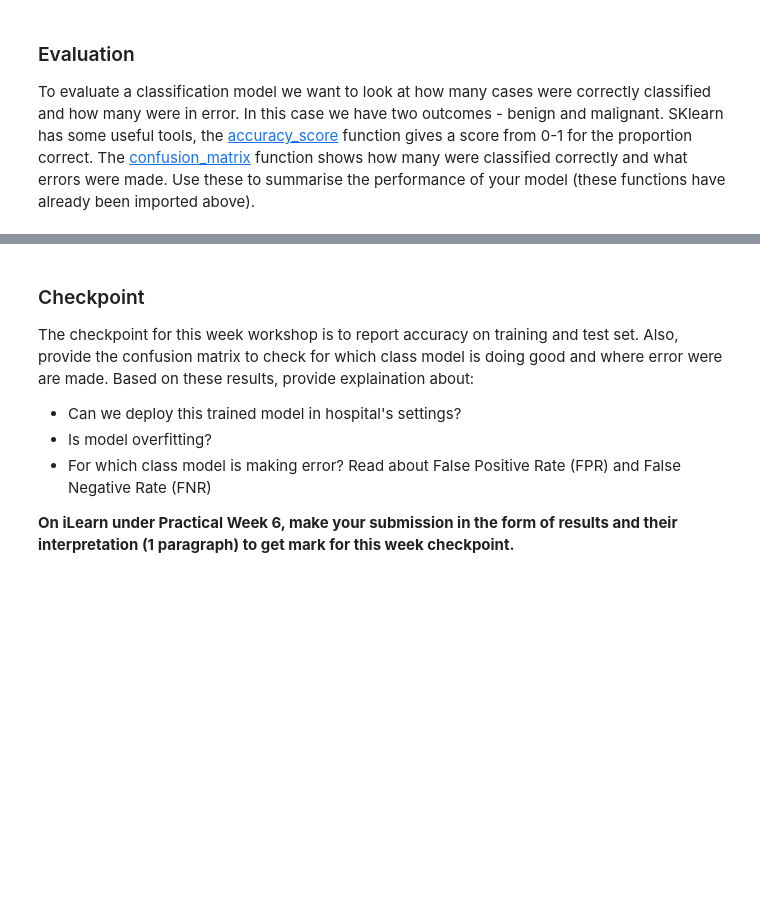
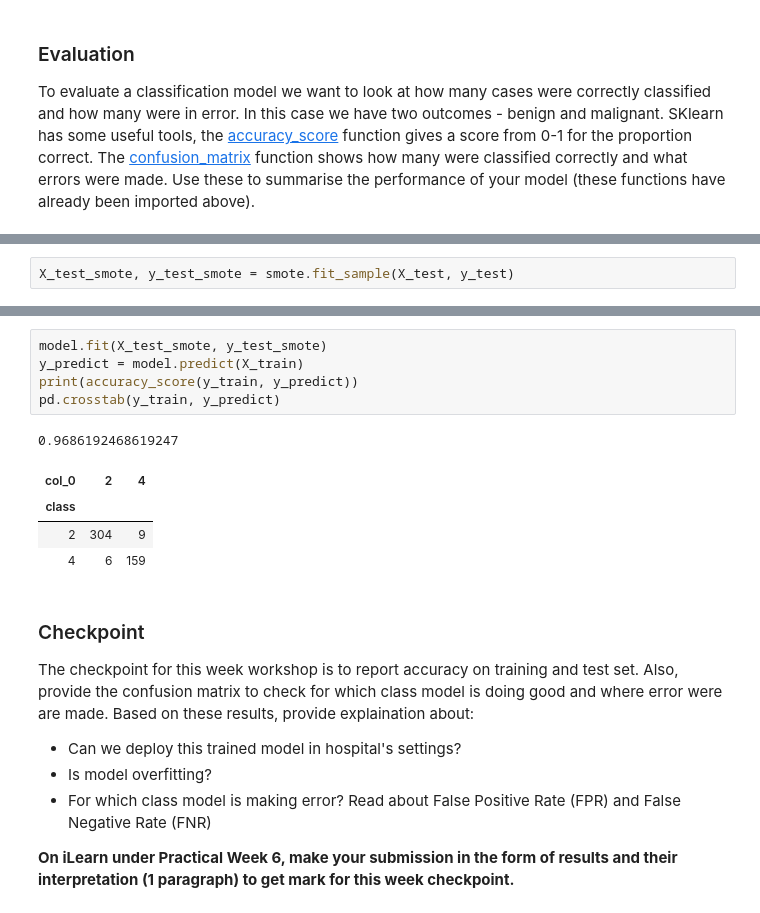
Before and after one commit to bhagyashreedhebe/MQ_DataScience, a Jupyter notebook: COMP6200 Week 6.ipynb, the cells around one changed output, grey strips where cells are left out. Cells and saved outputs as stored; diff of their text form; blank space fills up the shorter version.

```diff
--- a/COMP6200 Week 6.ipynb
+++ b/COMP6200 Week 6.ipynb
@@ -237,0 +298,2 @@ your model (these functions have already been imported above).
+# %%
+X_test_smote, y_test_smote = smote.fit_sample(X_test, y_test)
@@ -238,3 +307,14 @@ your model (these functions have already been imported above).
+# %%
+model.fit(X_test_smote, y_test_smote)
+y_predict = model.predict(X_train)
+print(accuracy_score(y_train, y_predict))
+pd.crosstab(y_train, y_predict)
+# %% [output]
+0.9686192468619247
+| col_0 | 2 | 4 |
+| class |  |  |
+| 2 | 304 | 9 |
+| 4 | 6 | 159 |
 # %% [markdown]
 ### Checkpoint
 
```
Also changed, not shown: parts of 20 cells of this notebook.
